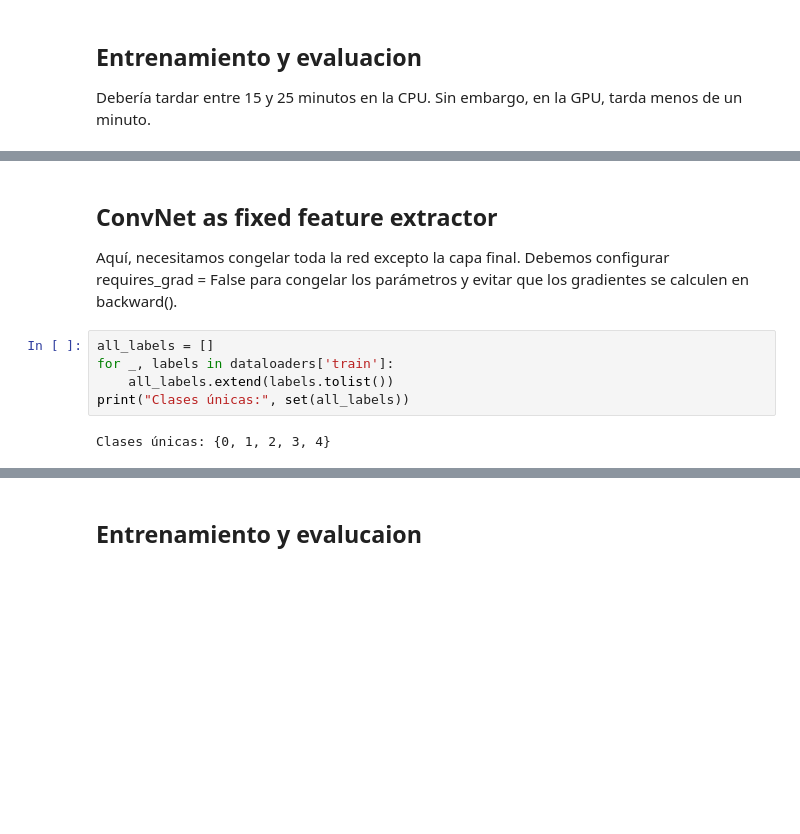
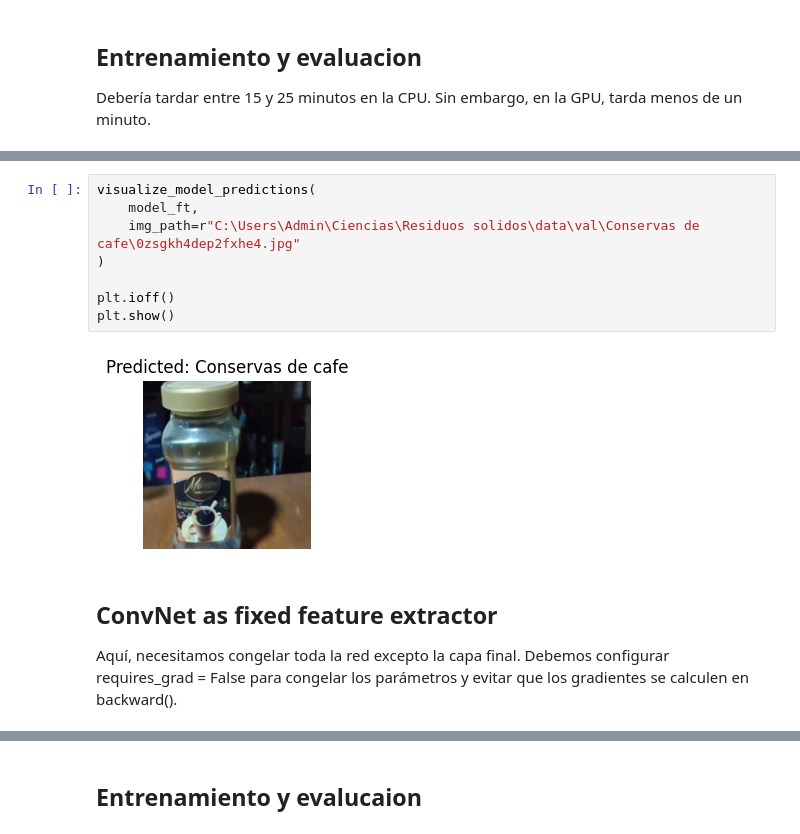
Before and after one commit to bspoloo/SIS421-022025, a Jupyter notebook: Laboratorios/Laboratorio 1/model.ipynb, the cells around one changed output, grey strips where cells are left out. Cells and saved outputs as stored; diff of their text form; blank space fills up the shorter version.

```diff
--- a/Laboratorios/Laboratorio 1/model.ipynb
+++ b/Laboratorios/Laboratorio 1/model.ipynb
@@ -332,13 +456,16 @@ visualize_model(model_ft)
+# %%
+visualize_model_predictions(
+    model_ft,
+    img_path=r"C:\Users\Admin\Ciencias\Residuos solidos\data\val\Conservas de cafe\0zsgkh4dep2fxhe4.jpg"
+)
+
+plt.ioff()
+plt.show()
+# %% [output]
+[figure, added]
 # %% [markdown]
 ## ConvNet as fixed feature extractor
 Aquí, necesitamos congelar toda la red excepto la capa final. Debemos configurar requires_grad = False para congelar los parámetros y evitar que los gradientes se calculen en backward().
-# %%
-all_labels = []
-for _, labels in dataloaders['train']:
-    all_labels.extend(labels.tolist())
-print("Clases únicas:", set(all_labels))
-# %% [output]
-Clases únicas: {0, 1, 2, 3, 4}
 # %%
 import torch
 import torch.nn as nn
```
Also changed, not shown: parts of 26 cells of this notebook, 1 other file.
